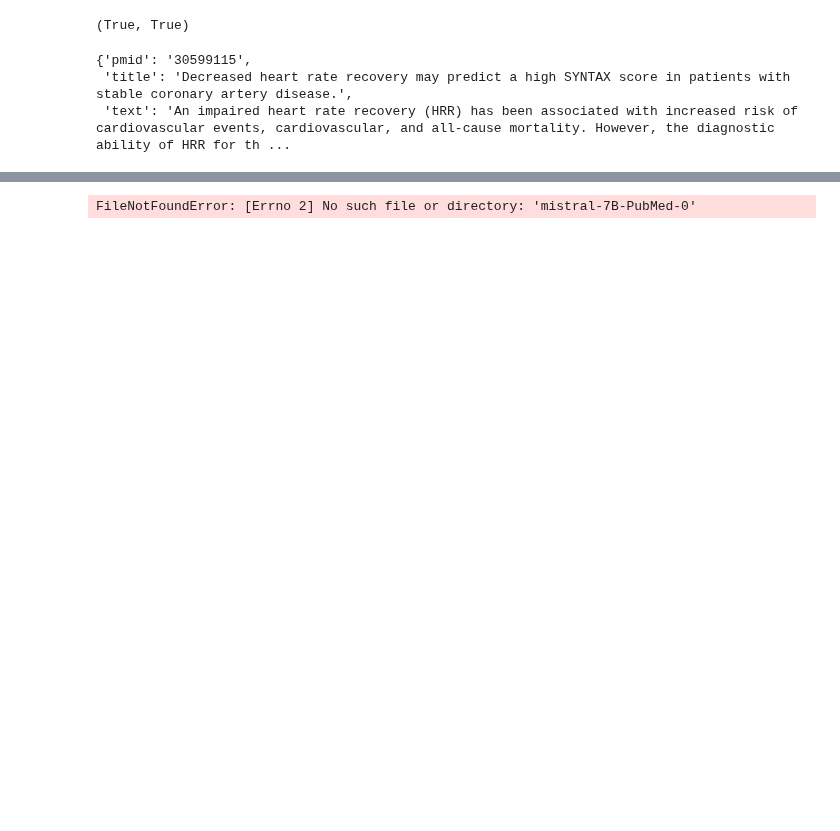
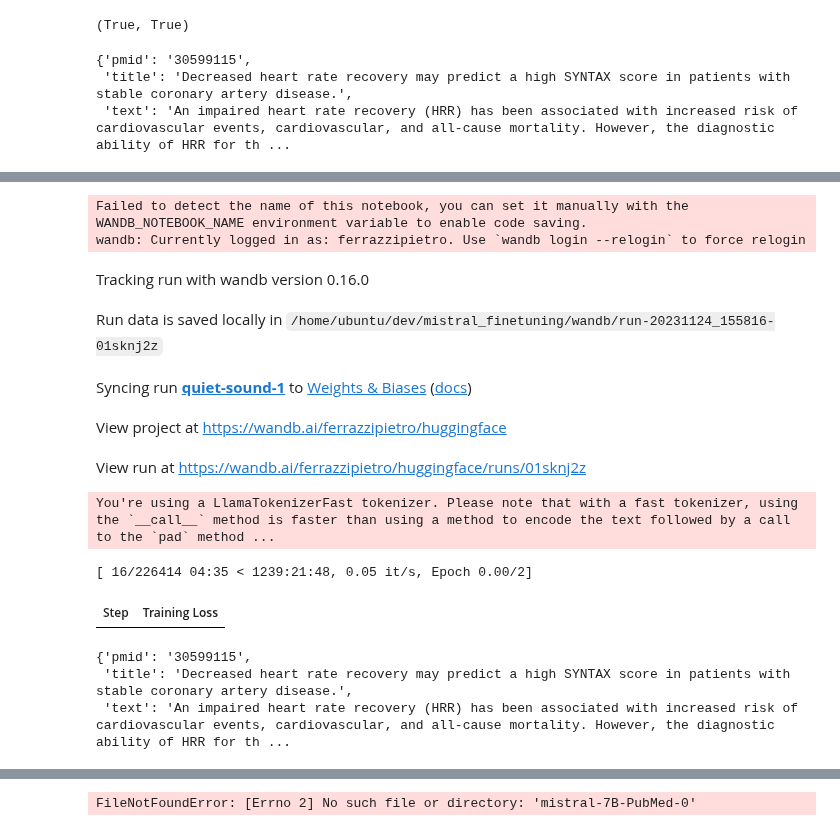
Before and after one commit to ferrazzipietro/mistral_finetuning, a Jupyter notebook: prove.ipynb, the cells around one changed output, grey strips where cells are left out. Drawn from its saved outputs; the diff is of its cells as text; code cells hidden in the pictures; blank space fills up the shorter version.

Commit message:
adding train

```diff
--- a/prove.ipynb
+++ b/prove.ipynb
@@ -26,8 +26,8 @@ model.config.pretraining_tp = 1
 model.gradient_checkpointing_enable()
 # %%
 # Load tokenizer
-tokenizer = AutoTokenizer.from_pretrained(base_model, trust_remote_code=True)
-tokenizer.padding_side = 'left'
+tokenizer = AutoTokenizer.from_pretrained(base_model, trust_remote_code=True, padding_side='left')
+# tokenizer.padding_side = 'left'
 tokenizer.pad_token = tokenizer.eos_token
 tokenizer.add_eos_token = True
 tokenizer.add_bos_token, tokenizer.add_eos_token
@@ -71,32 +72,58 @@ View run at https://wandb.ai/ferrazzipietro/Fine%20tuning%20mistral%207B/runs/bf
+# %%
+def formatting_prompts_func(example):
+    output_texts = []
+    for i in range(len(example['question'])):
+        text = f"### Question: Can you talk me about {example['title'][i]}\n ### Answer: {example['text'][i]}"
+        output_texts.append(text)
+    return output_texts
 # %%
 #Hyperparamter
 training_arguments = TrainingArguments(
     output_dir= "./results",
     num_train_epochs= 2,
     per_device_train_batch_size= 8,
     gradient_accumulation_steps= 2,
     optim = "paged_adamw_8bit",
     save_steps= 1000,
     logging_steps= 30,
     learning_rate= 2e-4,
     weight_decay= 0.001,
     fp16= False,
     bf16= False,
     max_grad_norm= 0.3,
     max_steps= -1,
     warmup_ratio= 0.3,
     group_by_length= True,
     lr_scheduler_type= "constant",
     report_to="wandb"
 )
 # Setting sft parameters
 trainer = SFTTrainer(
     model=model,
-    train_dataset=dataset.select(range(100000)),
+    train_dataset=dataset, #.select(range(100000)),
+    formatting_func=formatting_prompts_func,
     peft_config=peft_config,
     max_seq_length= None,
     dataset_text_field="text",
     tokenizer=tokenizer,
     args=training_arguments,
-    packing= False,
+    packing=False,
 )
+trainer.train()
+# %% [output]
+Failed to detect the name of this notebook, you can set it manually with the WANDB_NOTEBOOK_NAME environment variable to enable code saving.
+wandb: Currently logged in as: ferrazzipietro. Use `wandb login --relogin` to force relogin
+Tracking run with wandb version 0.16.0
+Run data is saved locally in /home/ubuntu/dev/mistral_finetuning/wandb/run-20231124_155816-01sknj2z
+Syncing run quiet-sound-1 to Weights & Biases (docs)
+View project at https://wandb.ai/ferrazzipietro/huggingface
+View run at https://wandb.ai/ferrazzipietro/huggingface/runs/01sknj2z
+You're using a LlamaTokenizerFast tokenizer. Please note that with a fast tokenizer, using the `__call__` method is faster than using a method to encode the text followed by a call to the `pad` method ...
+[ 16/226414 04:35 < 1239:21:48, 0.05 it/s, Epoch 0.00/2]
+| Step | Training Loss |
+# %%
+dataset[0]
+# %% [output]
+{'pmid': '30599115',
+ 'title': 'Decreased heart rate recovery may predict a high SYNTAX score in patients with stable coronary artery disease.',
+ 'text': 'An impaired heart rate recovery (HRR) has been associated with increased risk of cardiovascular events, cardiovascular, and all-cause mortality. However, the diagnostic ability of HRR for th ...
```
Also changed, not shown: parts of 11 cells of this notebook, 15 other files.
